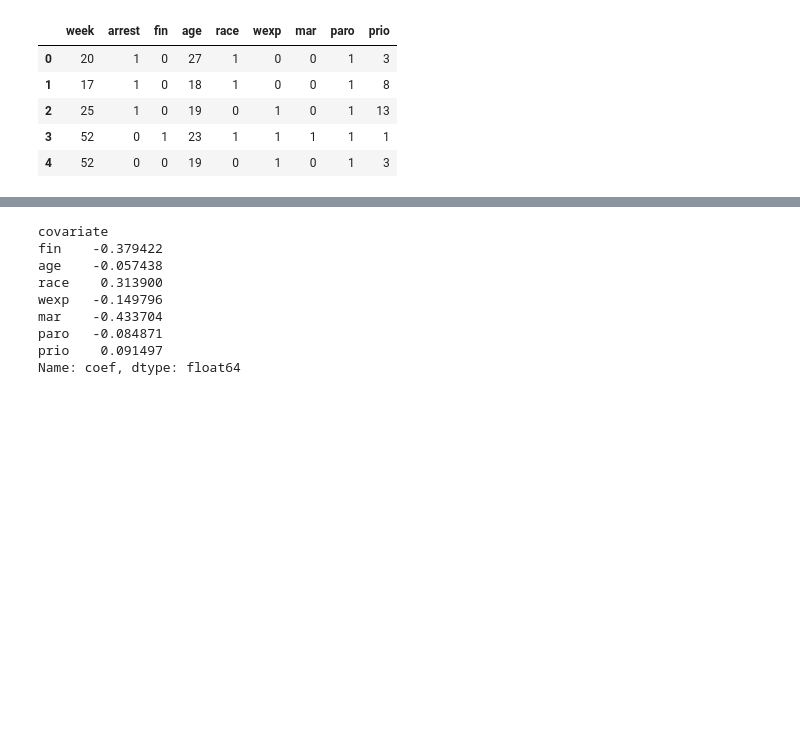
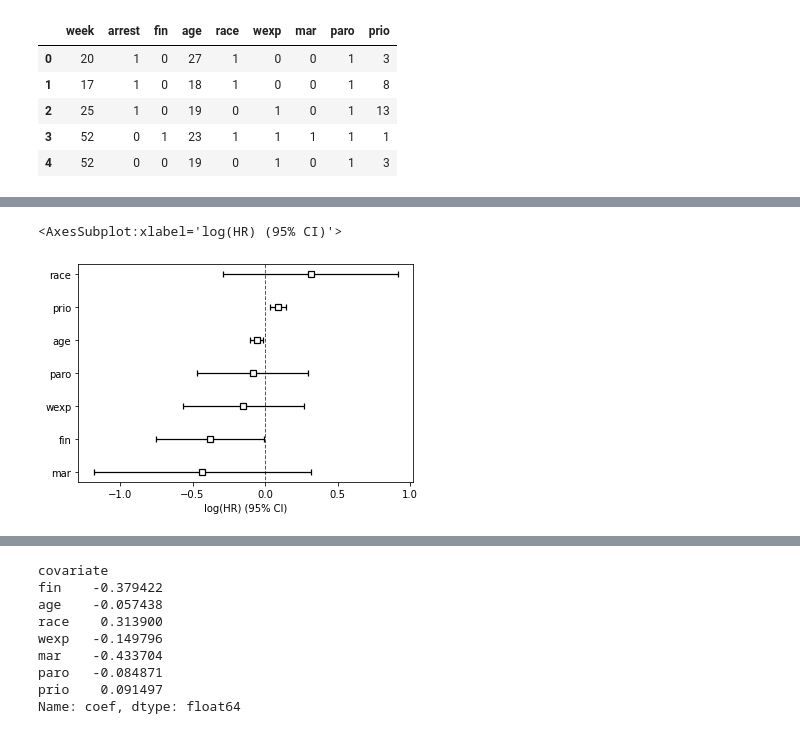
Before and after one commit to unexpectedmistake/survival-analysis, a Jupyter notebook: survival analysis.ipynb, the cells around one changed output, grey strips where cells are left out. Drawn from its saved outputs; the diff is of its cells as text; code cells hidden in the pictures; blank space fills up the shorter version.

```diff
--- a/survival analysis.ipynb
+++ b/survival analysis.ipynb
@@ -377,3 +383,8 @@ cph.print_summary()
 | Partial AIC | 1331.50 |
 | log-likelihood ratio test | 33.27 on 7 df |
 | -log2(p) of ll-ratio test | 15.37 |
+# %%
+cph.plot()
+# %% [output]
+<AxesSubplot:xlabel='log(HR) (95% CI)'>
+[figure, added]
```
Also changed, not shown: parts of 30 cells of this notebook.
